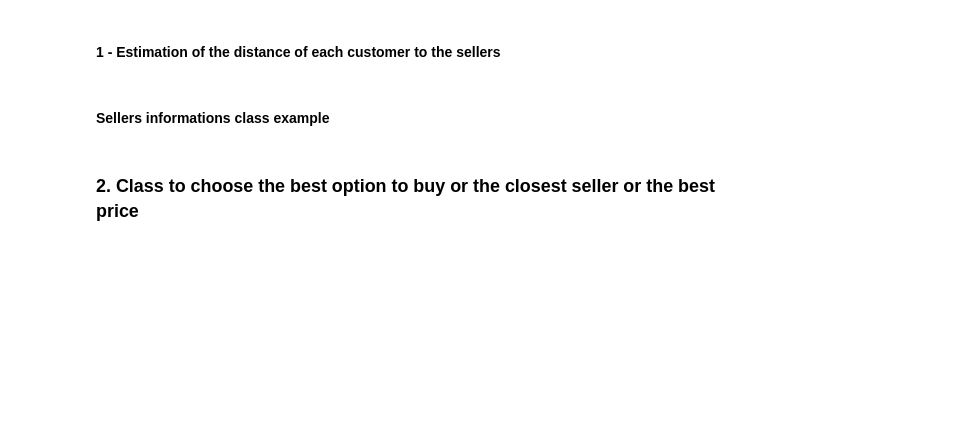
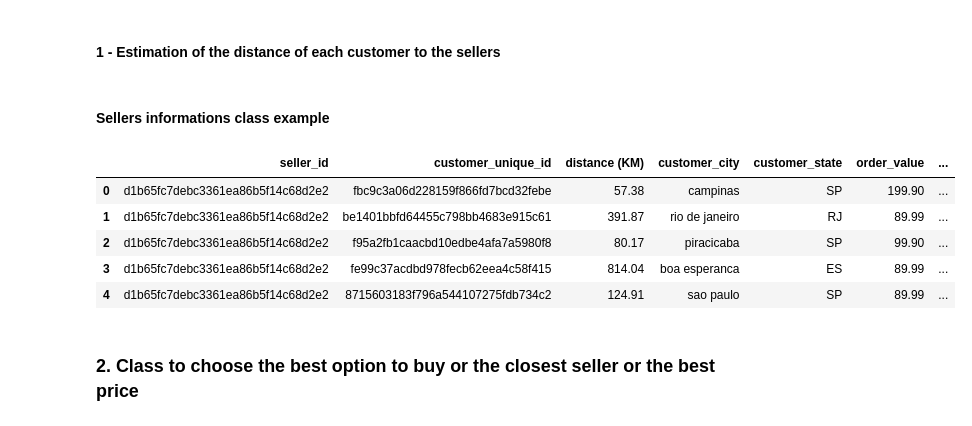
Before and after one commit to perinpaulo1/perinpaulo1, a Jupyter notebook: olist_data_case.ipynb, the cells around one changed output. Cells and saved outputs as stored; diff of their text form; code cells hidden in the pictures; blank space fills up the shorter version.

```diff
--- a/olist_data_case.ipynb
+++ b/olist_data_case.ipynb
@@ -141,9 +137,14 @@ class sellers_information():
 # %%
 x = sellers_information(sellers.head(2)['seller_id'])
 
-print(x.seller_location)
-
-x.mycustomers()
+x.mycustomers().head()
+# %% [output]
+|  | seller_id | customer_unique_id | distance (KM) | customer_city | customer_state | order_value | ... |
+| 0 | d1b65fc7debc3361ea86b5f14c68d2e2 | fbc9c3a06d228159f866fd7bcd32febe | 57.38 | campinas | SP | 199.90 | ... |
+| 1 | d1b65fc7debc3361ea86b5f14c68d2e2 | be1401bbfd64455c798bb4683e915c61 | 391.87 | rio de janeiro | RJ | 89.99 | ... |
+| 2 | d1b65fc7debc3361ea86b5f14c68d2e2 | f95a2fb1caacbd10edbe4afa7a5980f8 | 80.17 | piracicaba | SP | 99.90 | ... |
+| 3 | d1b65fc7debc3361ea86b5f14c68d2e2 | fe99c37acdbd978fecb62eea4c58f415 | 814.04 | boa esperanca | ES | 89.99 | ... |
+| 4 | d1b65fc7debc3361ea86b5f14c68d2e2 | 8715603183f796a544107275fdb734c2 | 124.91 | sao paulo | SP | 89.99 | ... |
 # %% [markdown]
 ### 2. Class to choose the best option to buy or the closest seller or the best price
 # %%
```
Also changed, not shown: parts of 2 cells of this notebook.
